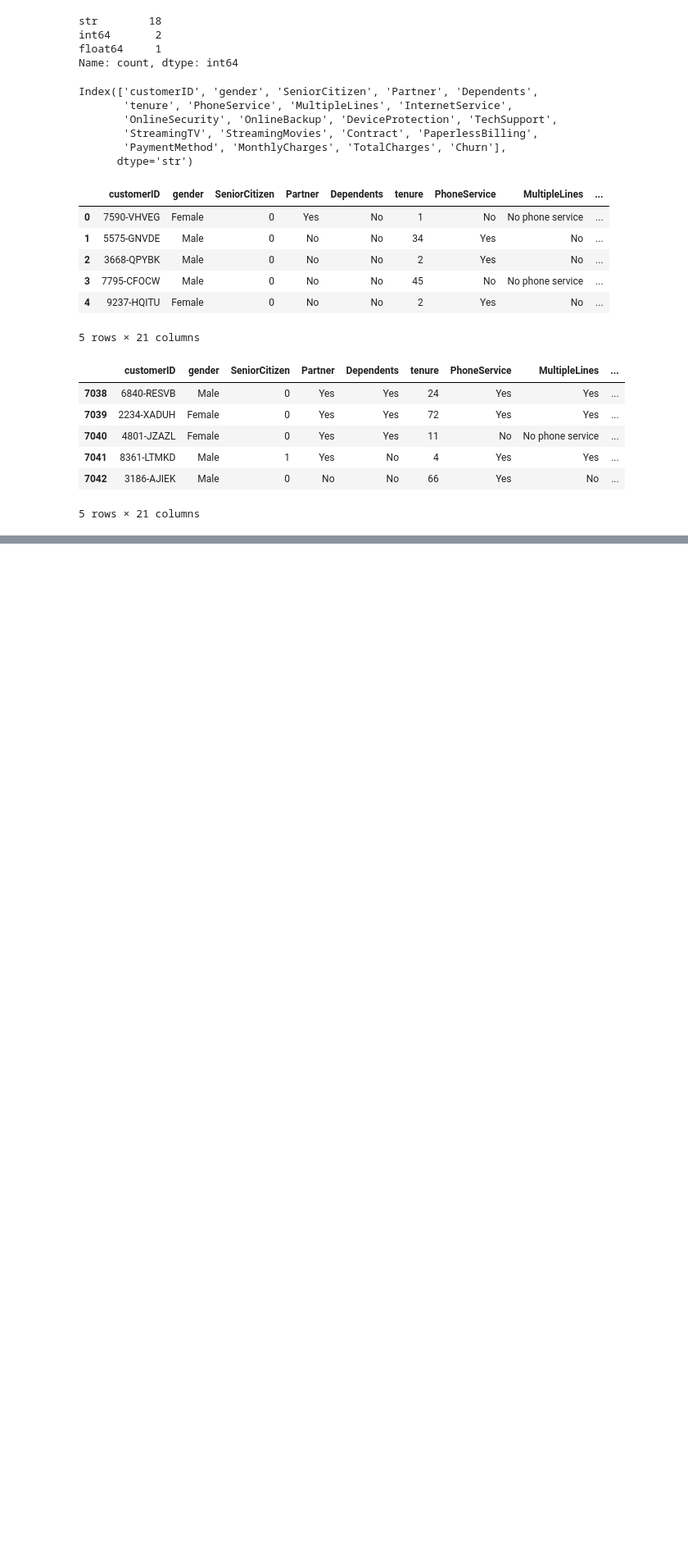
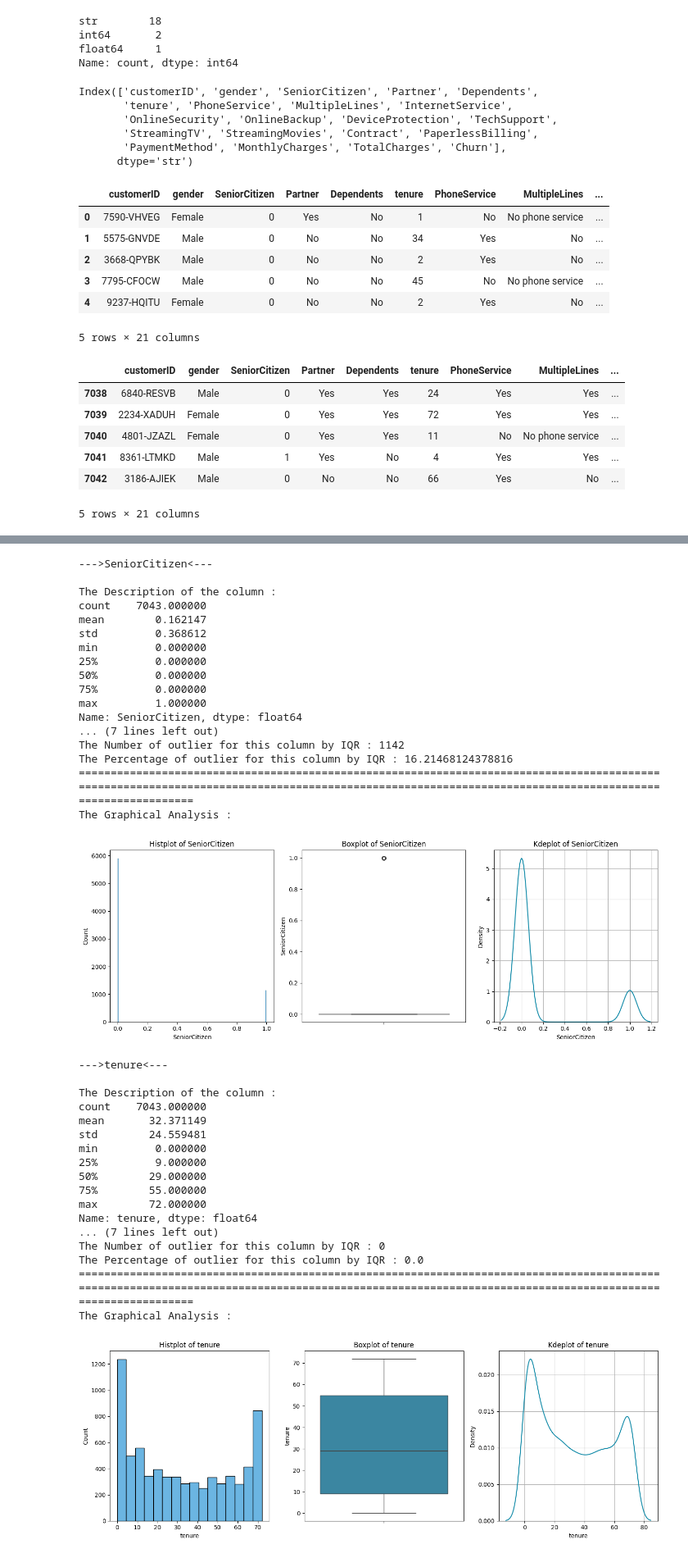
Before and after one commit to AyushDevadiga1/ml-customer-churn-prediction-app, a Jupyter notebook: model_training/train.ipynb, the cells around one changed output, grey strips where cells are left out. Shown at 82% size. Cells and saved outputs as stored; diff of their text form; code cells hidden in the pictures; blank space fills up the shorter version.

```diff
--- a/model_training/train.ipynb
+++ b/model_training/train.ipynb
@@ -145,0 +175,2 @@ df.describe() # Not that much useful at this stage as many numeric dtypes are st
+# %%
+numeric_columns = df.select_dtypes(include='number').columns.to_list() #<-- Number to include all columns
@@ -145,0 +232,39 @@ df.describe() # Not that much useful at this stage as many numeric dtypes are st
+# %%
+get_numeric_continous_evaluation(df,numeric_columns)
+# %% [output]
+--->SeniorCitizen<---
+
+The Description of the column :
+count    7043.000000
+mean        0.162147
+std         0.368612
+min         0.000000
+25%         0.000000
+50%         0.000000
+75%         0.000000
+max         1.000000
+Name: SeniorCitizen, dtype: float64
+... (7 lines left out)
+The Number of outlier for this column by IQR : 1142
+The Percentage of outlier for this column by IQR : 16.21468124378816
+========================================================================================================================================================================================================
+The Graphical Analysis :
+[figure, added]
+--->tenure<---
+
+The Description of the column :
+count    7043.000000
+mean       32.371149
+std        24.559481
+min         0.000000
+25%         9.000000
+50%        29.000000
+75%        55.000000
+max        72.000000
+Name: tenure, dtype: float64
+... (7 lines left out)
+The Number of outlier for this column by IQR : 0
+The Percentage of outlier for this column by IQR : 0.0
+========================================================================================================================================================================================================
+The Graphical Analysis :
+[figure, added]
```
Also changed, not shown: parts of 9 cells of this notebook.
